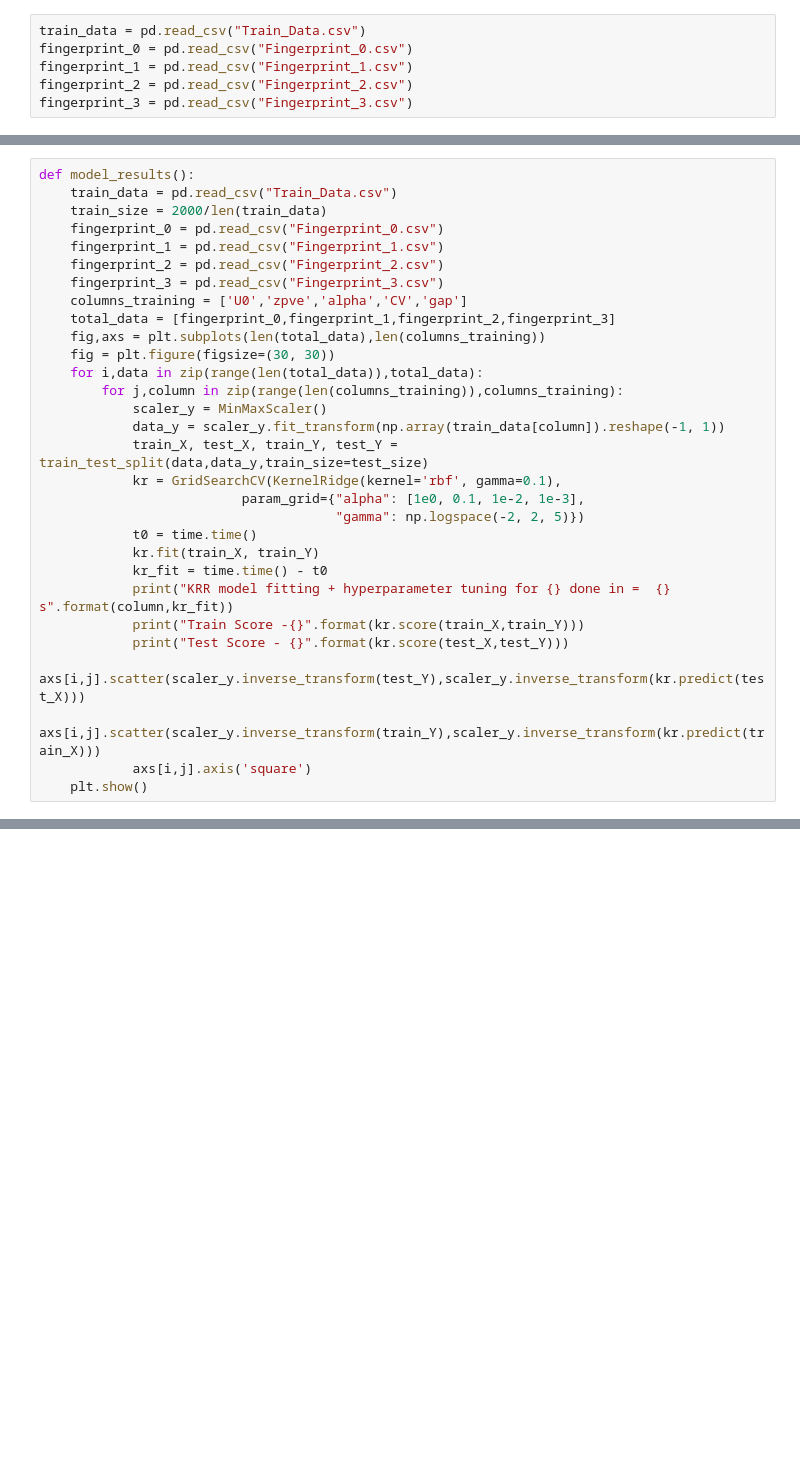
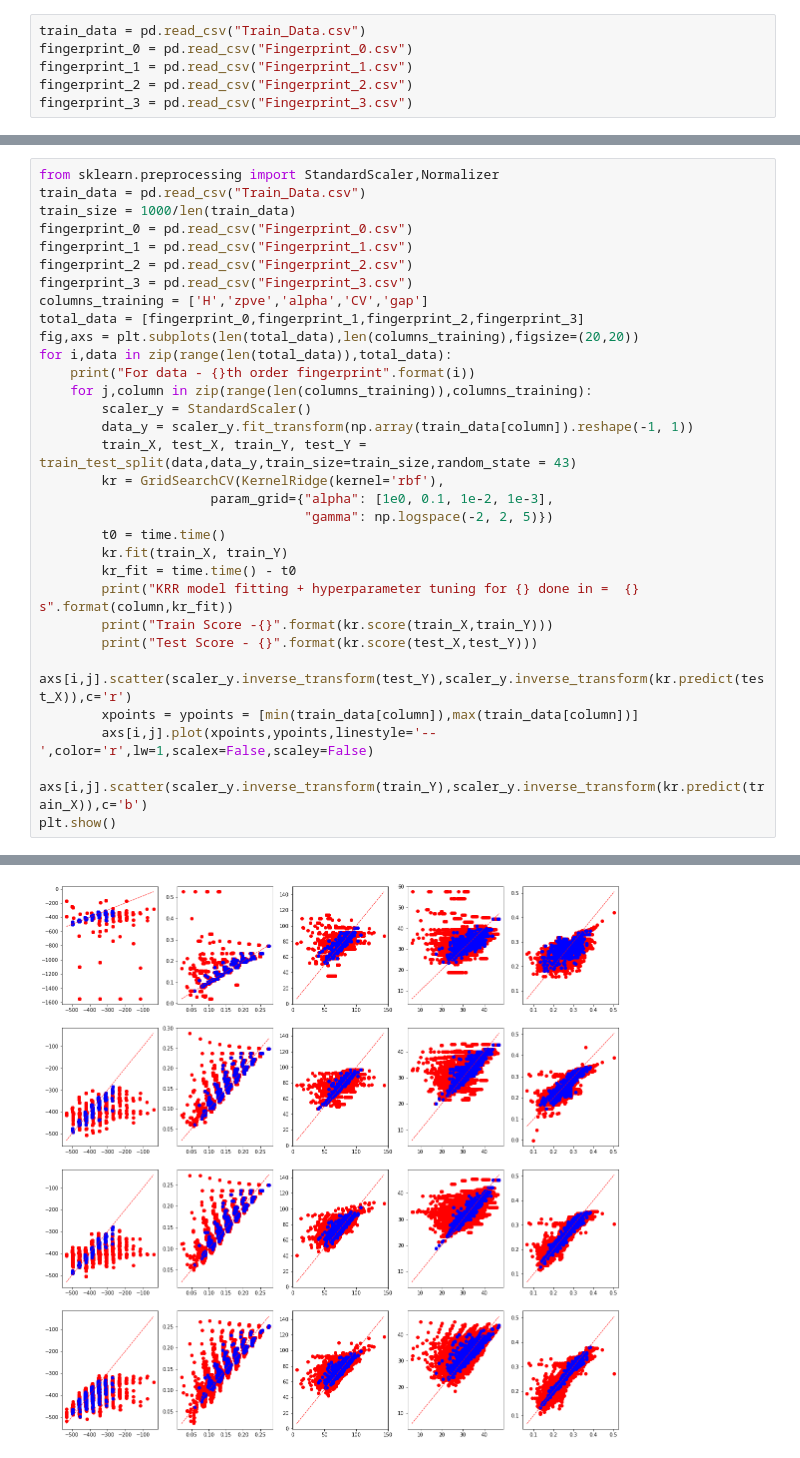
Before and after one commit to Kamesh-K/Motif-Based-Fingerprint, a Jupyter notebook: Fingerprints/Modeling.ipynb, the cells around one changed output, grey strips where cells are left out. Cells and saved outputs as stored; diff of their text form; blank space fills up the shorter version.

```diff
--- a/Fingerprints/Modeling.ipynb
+++ b/Fingerprints/Modeling.ipynb
@@ -138,30 +56,32 @@ Test Score - 0.9244015387969738
 # %%
-def model_results():
-    train_data = pd.read_csv("Train_Data.csv")
-    train_size = 2000/len(train_data)
-    fingerprint_0 = pd.read_csv("Fingerprint_0.csv")
-    fingerprint_1 = pd.read_csv("Fingerprint_1.csv")
-    fingerprint_2 = pd.read_csv("Fingerprint_2.csv")
-    fingerprint_3 = pd.read_csv("Fingerprint_3.csv")
-    columns_training = ['U0','zpve','alpha','CV','gap']
-    total_data = [fingerprint_0,fingerprint_1,fingerprint_2,fingerprint_3]
-    fig,axs = plt.subplots(len(total_data),len(columns_training))
-    fig = plt.figure(figsize=(30, 30))
-    for i,data in zip(range(len(total_data)),total_data):
-        for j,column in zip(range(len(columns_training)),columns_training):
-            scaler_y = MinMaxScaler()
-            data_y = scaler_y.fit_transform(np.array(train_data[column]).reshape(-1, 1))
-            train_X, test_X, train_Y, test_Y = train_test_split(data,data_y,train_size=test_size)
-            kr = GridSearchCV(KernelRidge(kernel='rbf', gamma=0.1),
-                          param_grid={"alpha": [1e0, 0.1, 1e-2, 1e-3],
-                                      "gamma": np.logspace(-2, 2, 5)})
-            t0 = time.time()
-            kr.fit(train_X, train_Y)
-            kr_fit = time.time() - t0
-            print("KRR model fitting + hyperparameter tuning for {} done in =  {} s".format(column,kr_fit))
-            print("Train Score -{}".format(kr.score(train_X,train_Y)))
-            print("Test Score - {}".format(kr.score(test_X,test_Y)))
-            axs[i,j].scatter(scaler_y.inverse_transform(test_Y),scaler_y.inverse_transform(kr.predict(test_X)))
-            axs[i,j].scatter(scaler_y.inverse_transform(train_Y),scaler_y.inverse_transform(kr.predict(train_X)))
-            axs[i,j].axis('square')
-    plt.show()
+from sklearn.preprocessing import StandardScaler,Normalizer
+train_data = pd.read_csv("Train_Data.csv")
+train_size = 1000/len(train_data)
+fingerprint_0 = pd.read_csv("Fingerprint_0.csv")
+fingerprint_1 = pd.read_csv("Fingerprint_1.csv")
+fingerprint_2 = pd.read_csv("Fingerprint_2.csv")
+fingerprint_3 = pd.read_csv("Fingerprint_3.csv")
+columns_training = ['H','zpve','alpha','CV','gap']
+total_data = [fingerprint_0,fingerprint_1,fingerprint_2,fingerprint_3]
+fig,axs = plt.subplots(len(total_data),len(columns_training),figsize=(20,20))
+for i,data in zip(range(len(total_data)),total_data):
+    print("For data - {}th order fingerprint".format(i))
+    for j,column in zip(range(len(columns_training)),columns_training):
+        scaler_y = StandardScaler()
+        data_y = scaler_y.fit_transform(np.array(train_data[column]).reshape(-1, 1))
+        train_X, test_X, train_Y, test_Y = train_test_split(data,data_y,train_size=train_size,random_state = 43)
+        kr = GridSearchCV(KernelRidge(kernel='rbf'),
+                      param_grid={"alpha": [1e0, 0.1, 1e-2, 1e-3],
+                                  "gamma": np.logspace(-2, 2, 5)})
+        t0 = time.time()
+        kr.fit(train_X, train_Y)
+        kr_fit = time.time() - t0
+        print("KRR model fitting + hyperparameter tuning for {} done in =  {} s".format(column,kr_fit))
+        print("Train Score -{}".format(kr.score(train_X,train_Y)))
+        print("Test Score - {}".format(kr.score(test_X,test_Y)))
+        axs[i,j].scatter(scaler_y.inverse_transform(test_Y),scaler_y.inverse_transform(kr.predict(test_X)),c='r')
+        xpoints = ypoints = [min(train_data[column]),max(train_data[column])]
+        axs[i,j].plot(xpoints,ypoints,linestyle='--',color='r',lw=1,scalex=False,scaley=False)
+        axs[i,j].scatter(scaler_y.inverse_transform(train_Y),scaler_y.inverse_transform(kr.predict(train_X)),c='b')
+plt.show()
+# %% [output]
@@ -167,0 +105 @@ def model_results():
+[figure, added]
```
Also changed, not shown: parts of 13 cells of this notebook, 4 other files.
